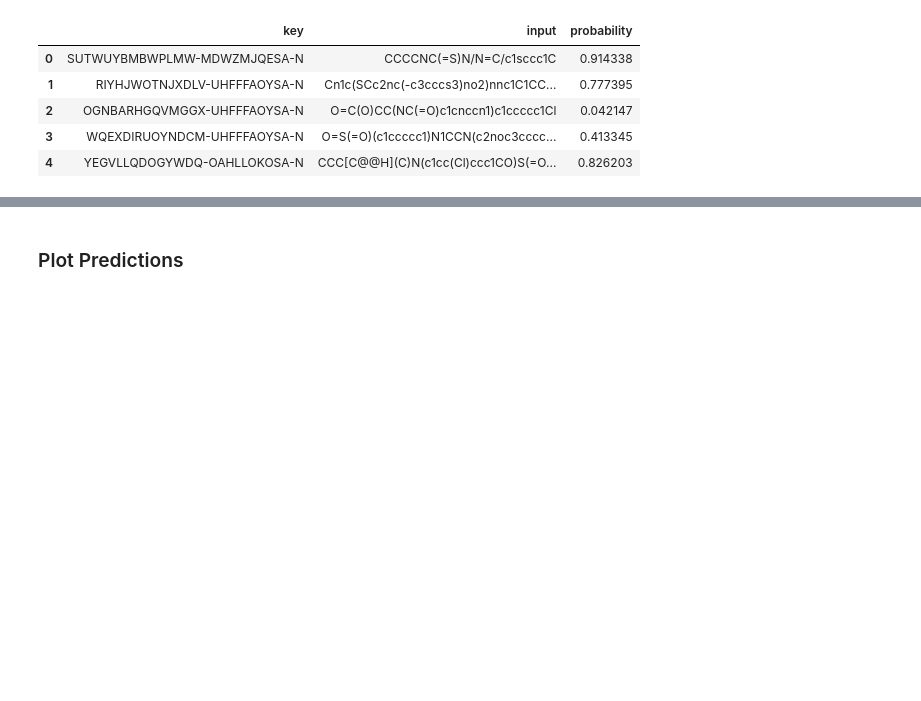
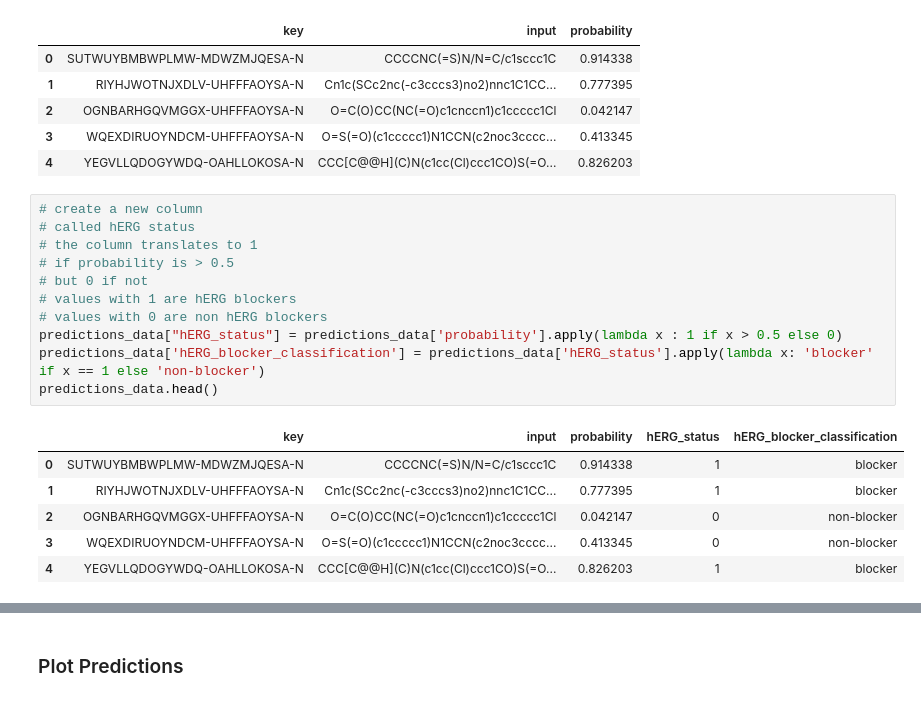
Before and after one commit to atienosonia/ersilia-OSI, a Jupyter notebook: notebooks/00_model_bias.ipynb, the cells around one changed output, grey strips where cells are left out. Saved outputs shown, nothing was run; the diff lists cells and outputs as text; blank space fills up the shorter version.

```diff
--- a/notebooks/00_model_bias.ipynb
+++ b/notebooks/00_model_bias.ipynb
@@ -258,3 +258,21 @@ predictions_data.head()
 | 2 | OGNBARHGQVMGGX-UHFFFAOYSA-N | O=C(O)CC(NC(=O)c1cnccn1)c1ccccc1Cl | 0.042147 |
 | 3 | WQEXDIRUOYNDCM-UHFFFAOYSA-N | O=S(=O)(c1ccccc1)N1CCN(c2noc3cccc... | 0.413345 |
 | 4 | YEGVLLQDOGYWDQ-OAHLLOKOSA-N | CCC[C@@H](C)N(c1cc(Cl)ccc1CO)S(=O... | 0.826203 |
+# %%
+# create a new column
+# called hERG status
+# the column translates to 1
+# if probability is > 0.5
+# but 0 if not
+# values with 1 are hERG blockers
+# values with 0 are non hERG blockers
+predictions_data["hERG_status"] = predictions_data['probability'].apply(lambda x : 1 if x > 0.5 else 0)
+predictions_data['hERG_blocker_classification'] = predictions_data['hERG_status'].apply(lambda x: 'blocker' if x == 1 else 'non-blocker')
+predictions_data.head()
+# %% [output]
+|  | key | input | probability | hERG_status | hERG_blocker_classification |
+| 0 | SUTWUYBMBWPLMW-MDWZMJQESA-N | CCCCNC(=S)N/N=C/c1sccc1C | 0.914338 | 1 | blocker |
+| 1 | RIYHJWOTNJXDLV-UHFFFAOYSA-N | Cn1c(SCc2nc(-c3cccs3)no2)nnc1C1CC... | 0.777395 | 1 | blocker |
+| 2 | OGNBARHGQVMGGX-UHFFFAOYSA-N | O=C(O)CC(NC(=O)c1cnccn1)c1ccccc1Cl | 0.042147 | 0 | non-blocker |
+| 3 | WQEXDIRUOYNDCM-UHFFFAOYSA-N | O=S(=O)(c1ccccc1)N1CCN(c2noc3cccc... | 0.413345 | 0 | non-blocker |
+| 4 | YEGVLLQDOGYWDQ-OAHLLOKOSA-N | CCC[C@@H](C)N(c1cc(Cl)ccc1CO)S(=O... | 0.826203 | 1 | blocker |
```
Also changed, not shown: parts of 1 cell of this notebook, 1 other file.
